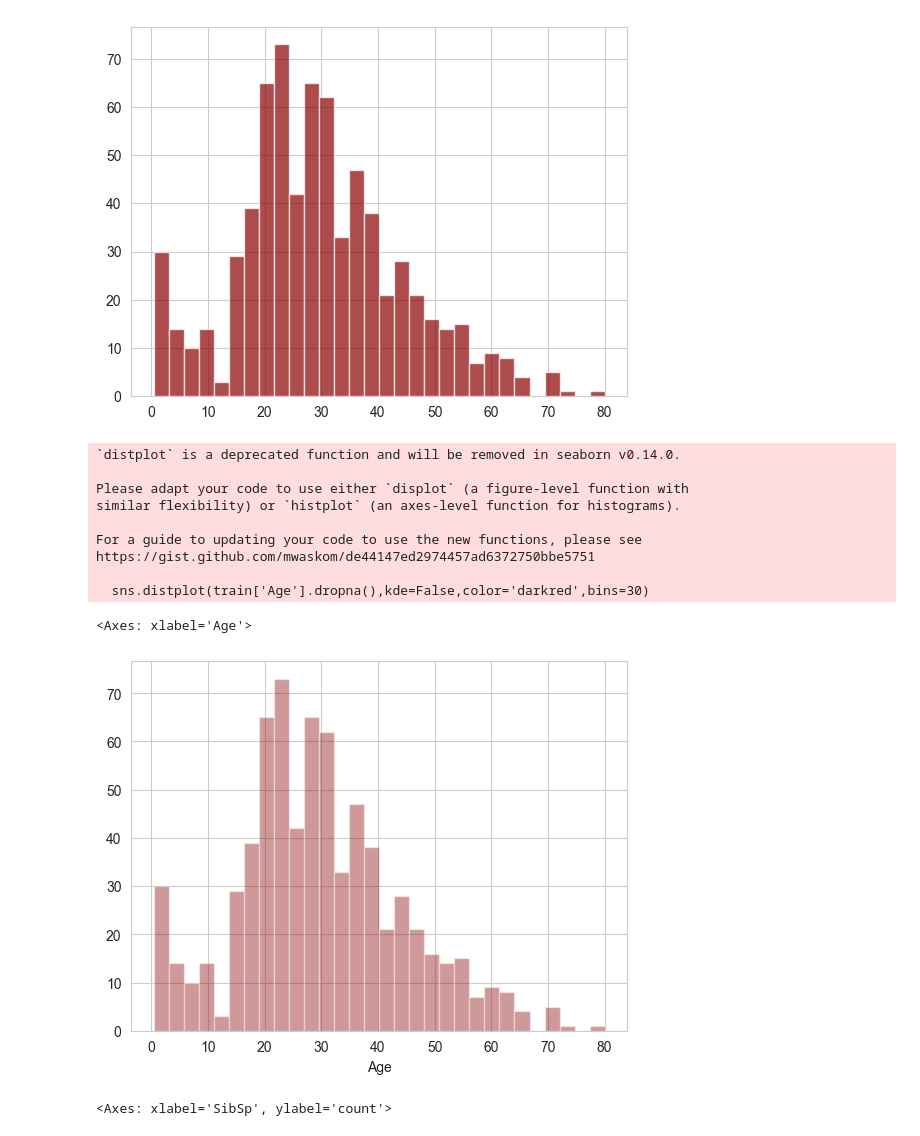
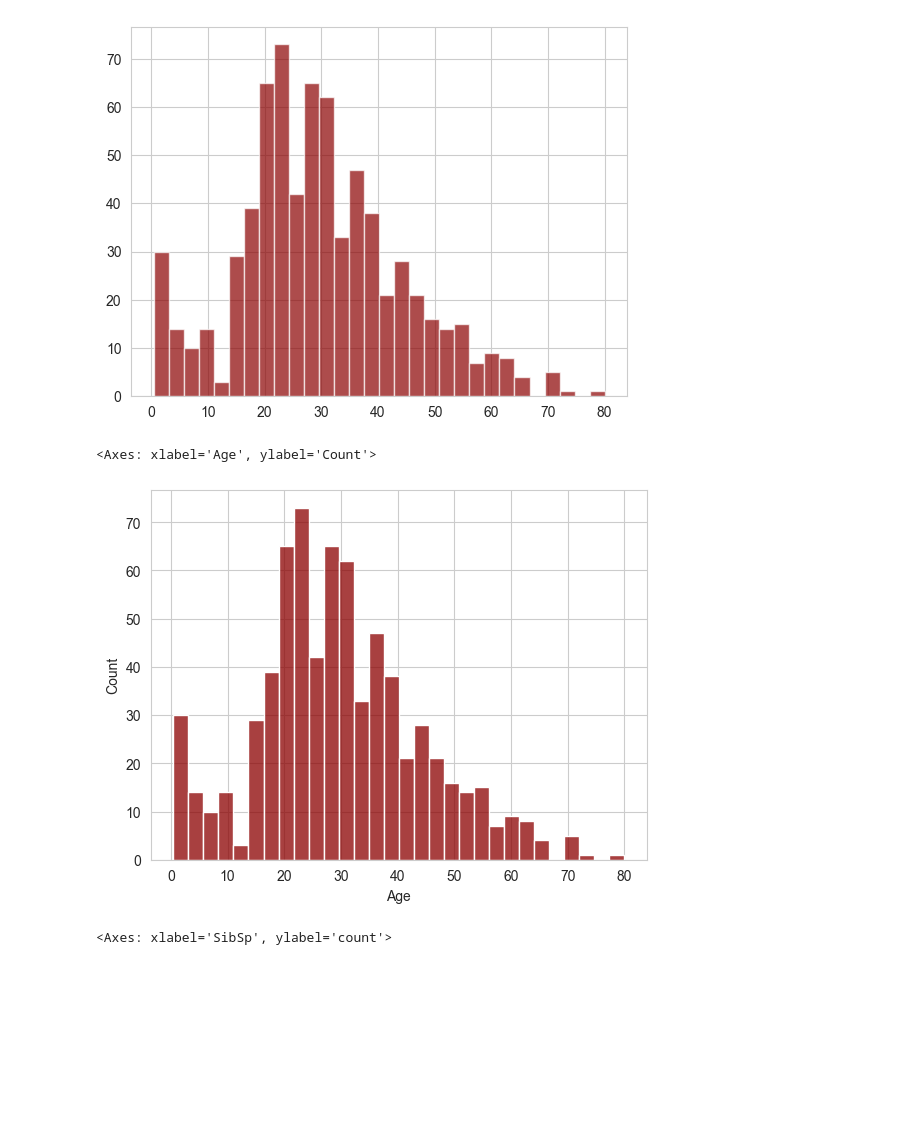
Before and after one commit to matheusfa08/chat-ia-fiap-2sem, a Jupyter notebook: aula05/Exercicio - Modelos Classificacao.ipynb, the cells around one changed output. Cells and saved outputs as stored; diff of their text form; code cells hidden in the pictures; blank space fills up the shorter version.

```diff
--- a/aula05/Exercicio - Modelos Classificacao.ipynb
+++ b/aula05/Exercicio - Modelos Classificacao.ipynb
@@ -100,19 +100,10 @@ train['Age'].hist(bins=30,color='darkred',alpha=0.7)
 <Axes: >
 [figure]
 # %%
-sns.distplot(train['Age'].dropna(),kde=False,color='darkred',bins=30)
+sns.histplot(train['Age'].dropna(),kde=False,color='darkred',bins=30)
 # %% [output]
-`distplot` is a deprecated function and will be removed in seaborn v0.14.0.
-
-Please adapt your code to use either `displot` (a figure-level function with
-similar flexibility) or `histplot` (an axes-level function for histograms).
-
-For a guide to updating your code to use the new functions, please see
-https://gist.github.com/mwaskom/de44147ed2974457ad6372750bbe5751
-
-  sns.distplot(train['Age'].dropna(),kde=False,color='darkred',bins=30)
+<Axes: xlabel='Age', ylabel='Count'>
-<Axes: xlabel='Age'>
-[figure, old version]
+[figure, new version]
 # %%
 sns.countplot(x='SibSp',data=train)
 # %% [output]
```
Also changed, not shown: parts of 13 cells of this notebook.
